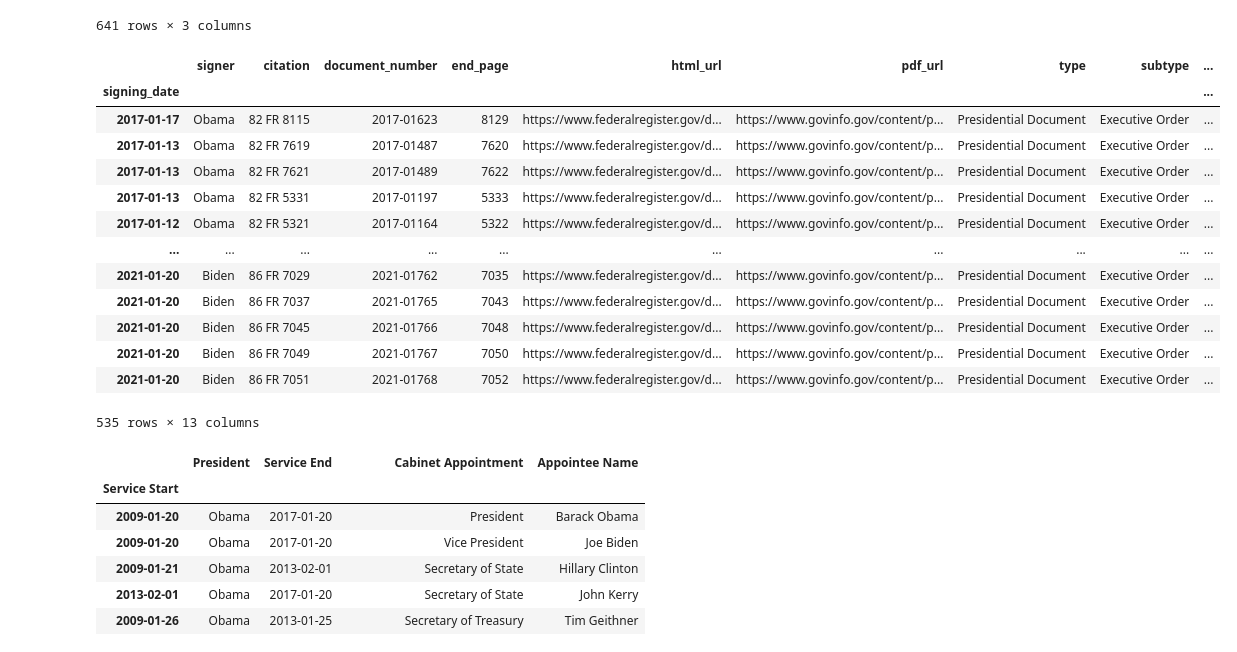
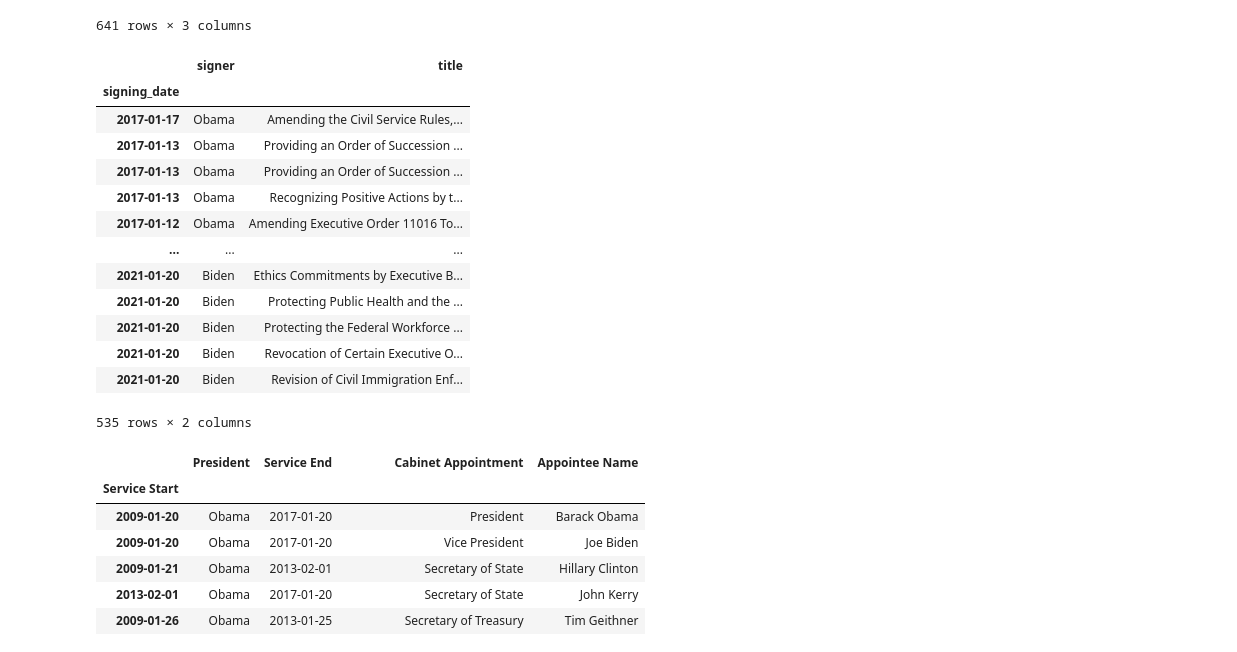
Before and after one commit to AIndian/ETL-Project, a Jupyter notebook: Load/SQLLoad.ipynb, the cells around one changed output. Drawn from its saved outputs; the diff is of its cells as text; code cells hidden in the pictures.

```diff
--- a/Load/SQLLoad.ipynb
+++ b/Load/SQLLoad.ipynb
@@ -26,26 +24,26 @@ dia_df
 | 2009-01-09 | 64.4949 | 86.14 | 144170225 |
 641 rows × 3 columns
 # %%
-EO_file = '../all_df.csv'
+EO_file = '../eo_df.csv'
 EO_df = pd.read_csv(EO_file)
 EO_df = EO_df.drop(EO_df.columns[[0]], axis=1)
 EO_df=EO_df.set_index('signing_date')
 EO_df
 # %% [output]
-|  | signer | citation | document_number | end_page | html_url | pdf_url | type | subtype | ... |
-| signing_date |  |  |  |  |  |  |  |  | ... |
-| 2017-01-17 | Obama | 82 FR 8115 | 2017-01623 | 8129 | https://www.federalregister.gov/d... | https://www.govinfo.gov/content/p... | Presidential Document | Executive Order | ... |
-| 2017-01-13 | Obama | 82 FR 7619 | 2017-01487 | 7620 | https://www.federalregister.gov/d... | https://www.govinfo.gov/content/p... | Presidential Document | Executive Order | ... |
-| 2017-01-13 | Obama | 82 FR 7621 | 2017-01489 | 7622 | https://www.federalregister.gov/d... | https://www.govinfo.gov/content/p... | Presidential Document | Executive Order | ... |
-| 2017-01-13 | Obama | 82 FR 5331 | 2017-01197 | 5333 | https://www.federalregister.gov/d... | https://www.govinfo.gov/content/p... | Presidential Document | Executive Order | ... |
-| 2017-01-12 | Obama | 82 FR 5321 | 2017-01164 | 5322 | https://www.federalregister.gov/d... | https://www.govinfo.gov/content/p... | Presidential Document | Executive Order | ... |
-| ... | ... | ... | ... | ... | ... | ... | ... | ... | ... |
-| 2021-01-20 | Biden | 86 FR 7029 | 2021-01762 | 7035 | https://www.federalregister.gov/d... | https://www.govinfo.gov/content/p... | Presidential Document | Executive Order | ... |
-| 2021-01-20 | Biden | 86 FR 7037 | 2021-01765 | 7043 | https://www.federalregister.gov/d... | https://www.govinfo.gov/content/p... | Presidential Document | Executive Order | ... |
-| 2021-01-20 | Biden | 86 FR 7045 | 2021-01766 | 7048 | https://www.federalregister.gov/d... | https://www.govinfo.gov/content/p... | Presidential Document | Executive Order | ... |
-| 2021-01-20 | Biden | 86 FR 7049 | 2021-01767 | 7050 | https://www.federalregister.gov/d... | https://www.govinfo.gov/content/p... | Presidential Document | Executive Order | ... |
-| 2021-01-20 | Biden | 86 FR 7051 | 2021-01768 | 7052 | https://www.federalregister.gov/d... | https://www.govinfo.gov/content/p... | Presidential Document | Executive Order | ... |
+|  | signer | title |
+| signing_date |  |  |
+| 2017-01-17 | Obama | Amending the Civil Service Rules,... |
+| 2017-01-13 | Obama | Providing an Order of Succession ... |
+| 2017-01-13 | Obama | Providing an Order of Succession ... |
+| 2017-01-13 | Obama | Recognizing Positive Actions by t... |
+| 2017-01-12 | Obama | Amending Executive Order 11016 To... |
+| ... | ... | ... |
+| 2021-01-20 | Biden | Ethics Commitments by Executive B... |
+| 2021-01-20 | Biden | Protecting Public Health and the ... |
+| 2021-01-20 | Biden | Protecting the Federal Workforce ... |
+| 2021-01-20 | Biden | Revocation of Certain Executive O... |
+| 2021-01-20 | Biden | Revision of Civil Immigration Enf... |
-535 rows × 13 columns
+535 rows × 2 columns
 # %%
 EA_file = '../Main/appointments.csv'
 EA_df = pd.read_csv(EA_file)
```
Also changed, not shown: parts of 4 cells of this notebook, 2 other files.
